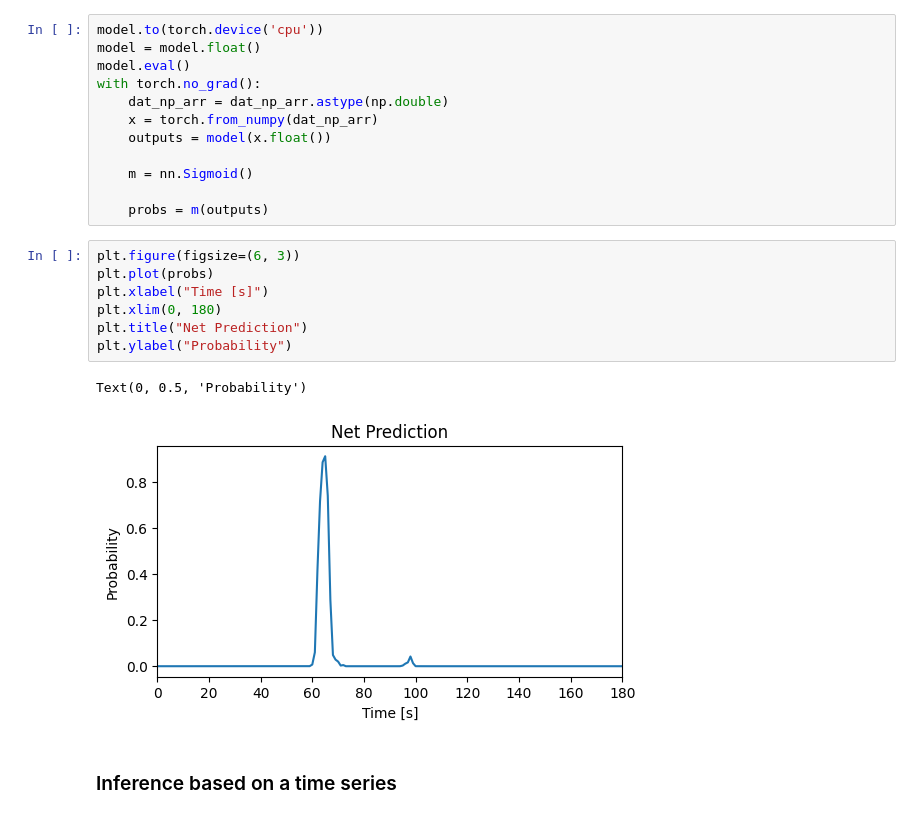
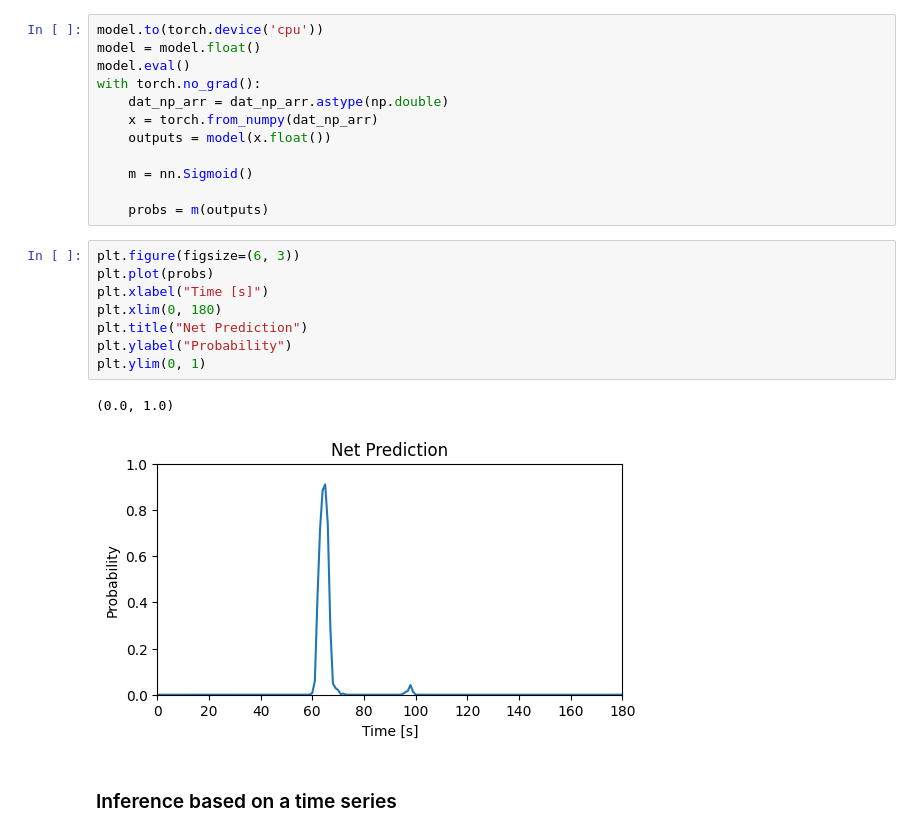
Before and after one commit to Brain-Modulation-Lab/Paper_iESPnet, a Jupyter notebook: example_inference.ipynb, the cells around one changed output. Cells and saved outputs as stored; diff of their text form.

```diff
--- a/example_inference.ipynb
+++ b/example_inference.ipynb
@@ -87,13 +87,14 @@ with torch.no_grad():
 # %%
 plt.figure(figsize=(6, 3))
 plt.plot(probs)
 plt.xlabel("Time [s]")
 plt.xlim(0, 180)
 plt.title("Net Prediction")
 plt.ylabel("Probability")
+plt.ylim(0, 1)
 # %% [output]
-Text(0, 0.5, 'Probability')
+(0.0, 1.0)
-[figure, old version]
+[figure, new version]
 # %% [markdown]
 ### Inference based on a time series
 # %%
```
Also changed, not shown: parts of 1 cell of this notebook.
